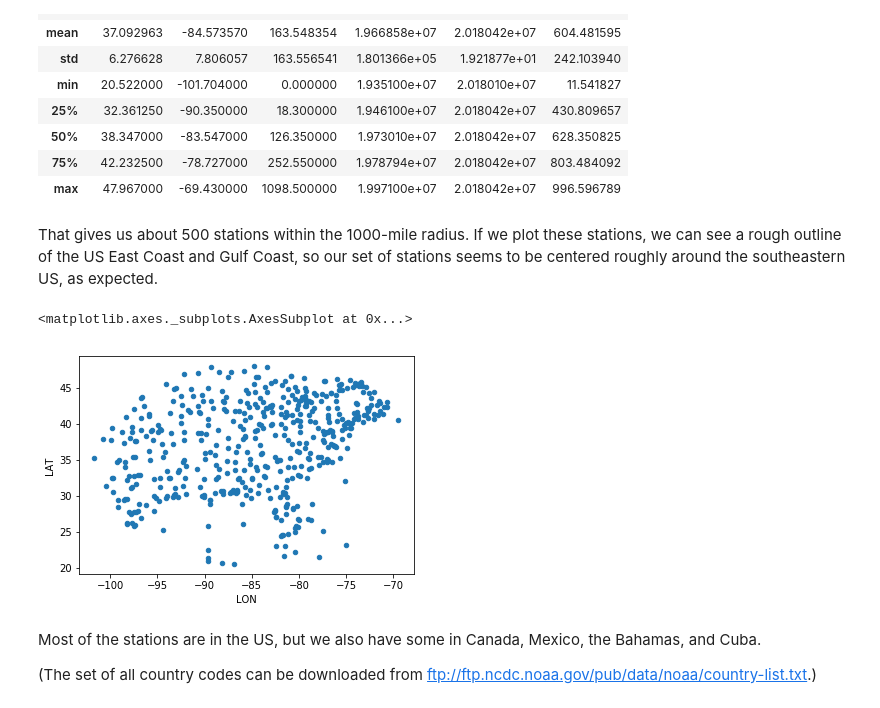
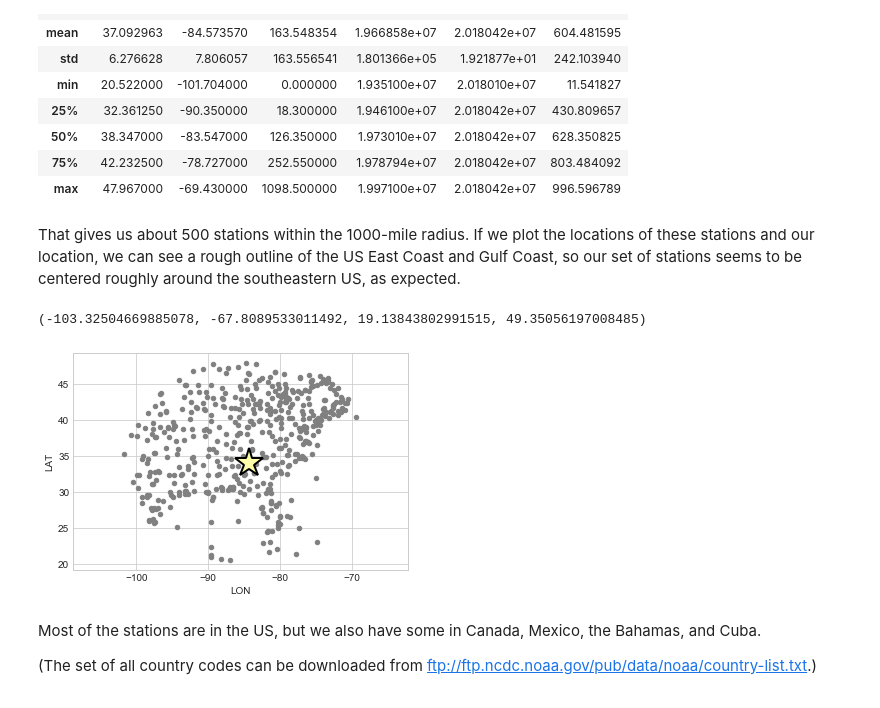
Before and after one commit to kristopherjohnson/weatherprediction, a Jupyter notebook: WeatherPrediction.ipynb, the cells around one changed output. Saved outputs shown, nothing was run; the diff lists cells and outputs as text; code cells hidden in the pictures.

Commit message:
Add seaborn and improve plot

```diff
--- a/WeatherPrediction.ipynb
+++ b/WeatherPrediction.ipynb
@@ -18,3 +21,7 @@ from geopy import distance
+# %%
+sns.set_style('whitegrid')
+
+%matplotlib inline
 # %% [markdown]
 ## Stations
 
@@ -112,12 +119,16 @@ stations.describe()
 | 75% | 42.232500 | -78.727000 | 252.550000 | 1.978794e+07 | 2.018042e+07 | 803.484092 |
 | max | 47.967000 | -69.430000 | 1098.500000 | 1.997100e+07 | 2.018042e+07 | 996.596789 |
 # %% [markdown]
-That gives us about 500 stations within the 1000-mile radius. If we plot these stations, we can see a rough outline of the US East Coast and Gulf Coast, so our set of stations seems to be centered roughly around the southeastern US, as expected.
+That gives us about 500 stations within the 1000-mile radius. If we plot the locations of these stations and our location, we can see a rough outline of the US East Coast and Gulf Coast, so our set of stations seems to be centered roughly around the southeastern US, as expected.
 # %%
-stations.plot.scatter(x='LON', y='LAT')
+stations.plot.scatter(x='LON', y='LAT', c='gray')
+plt.plot(my_lon, my_lat,
+         '*', c='#ffffaa', markersize=30,
+         markeredgewidth=2, markeredgecolor='black')
+plt.axis('equal')
 # %% [output]
-<matplotlib.axes._subplots.AxesSubplot at 0x...>
+(-103.32504669885078, -67.8089533011492, 19.13843802991515, 49.35056197008485)
-[figure, old version]
+[figure, new version]
 # %% [markdown]
 Most of the stations are in the US, but we also have some in Canada, Mexico, the Bahamas, and Cuba.
 
```
Also changed, not shown: parts of 1 cell of this notebook.
